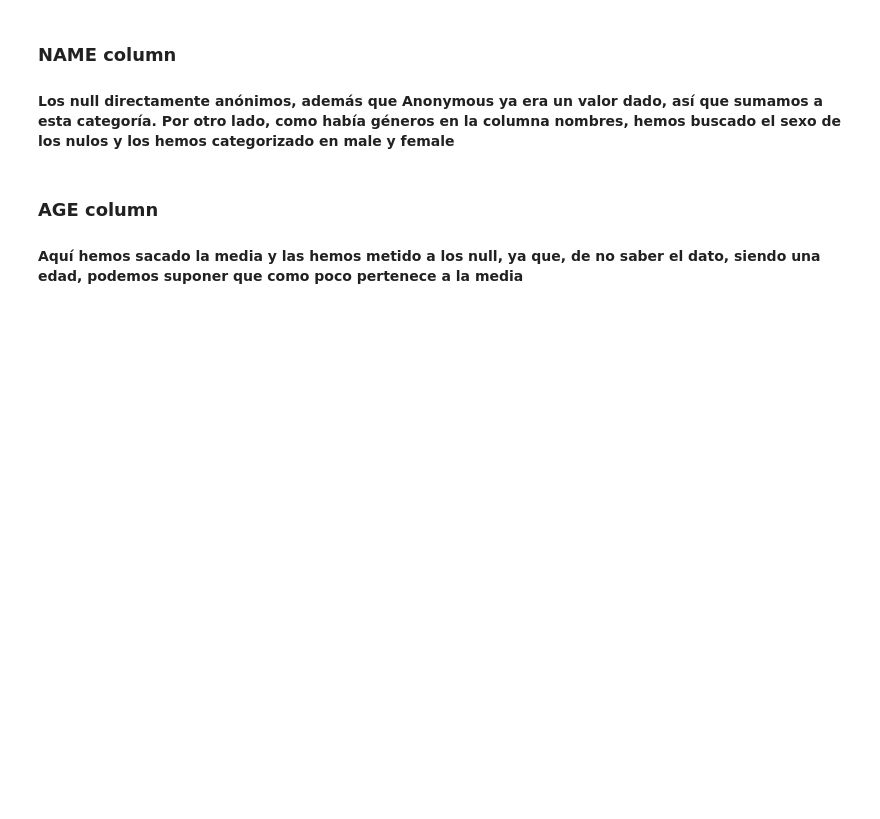
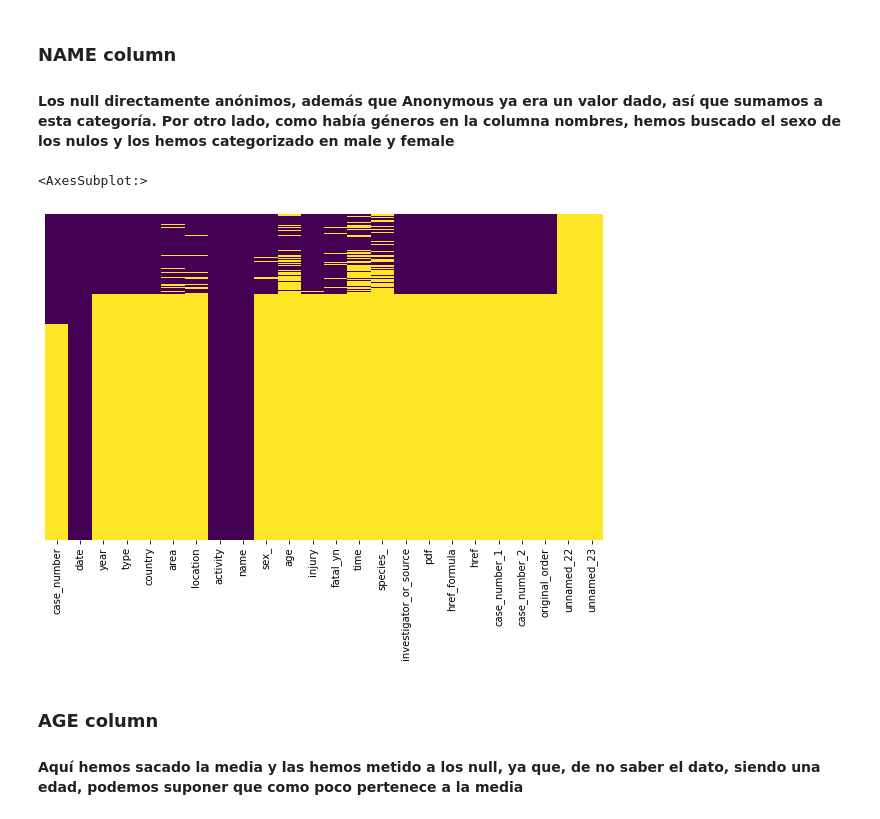
Before and after one commit to trabalong/project1_global_shark_attacks, a Jupyter notebook: notebooks/clean.ipynb, the cells around one changed output. Drawn from its saved outputs; the diff is of its cells as text; code cells hidden in the pictures; blank space fills up the shorter version.

```diff
--- a/notebooks/clean.ipynb
+++ b/notebooks/clean.ipynb
@@ -93,11 +78,16 @@ setChange(df,'activity',lst_activity)
 # %%
 if df['sex_'].item == 'M': df['name'][df['name'].isnull()] = 'male'
 
 elif df['sex_'].item == 'F': df['name'][df['name'].isnull()] = 'female'
 
 else: df['name'][df['name'].isnull()] = 'Anonymous'
 
 df['name'][(df['name']=='Unidentified') | (df['name']=='Unknown')] = 'Anonymous'
+
+getGraphic(df)
+# %% [output]
+<AxesSubplot:>
+[figure, added]
 # %% [markdown]
 ### AGE column
 #### Aquí hemos sacado la media y las hemos metido a los null, ya que, de no saber el dato, siendo una edad,  podemos suponer que como poco pertenece a la media
```
Also changed, not shown: parts of 24 cells of this notebook.
